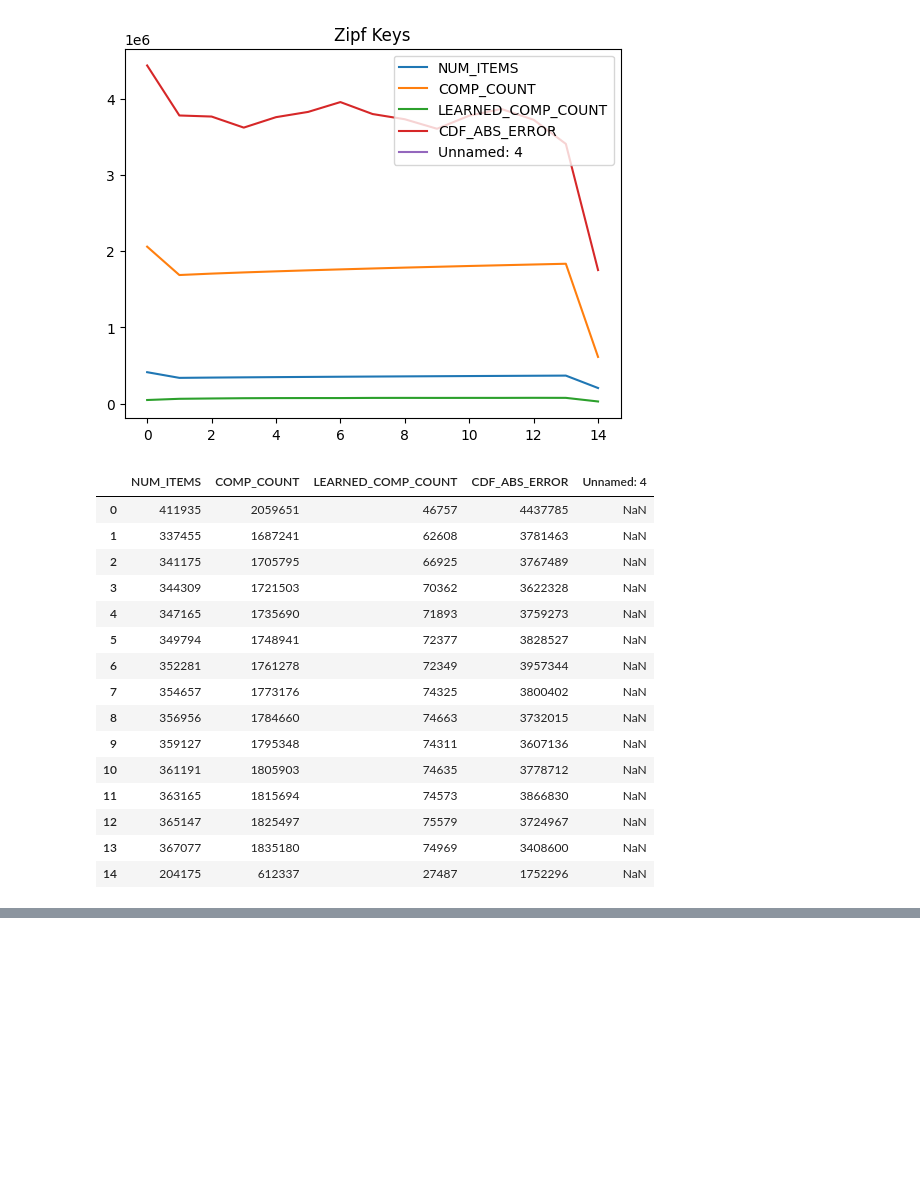
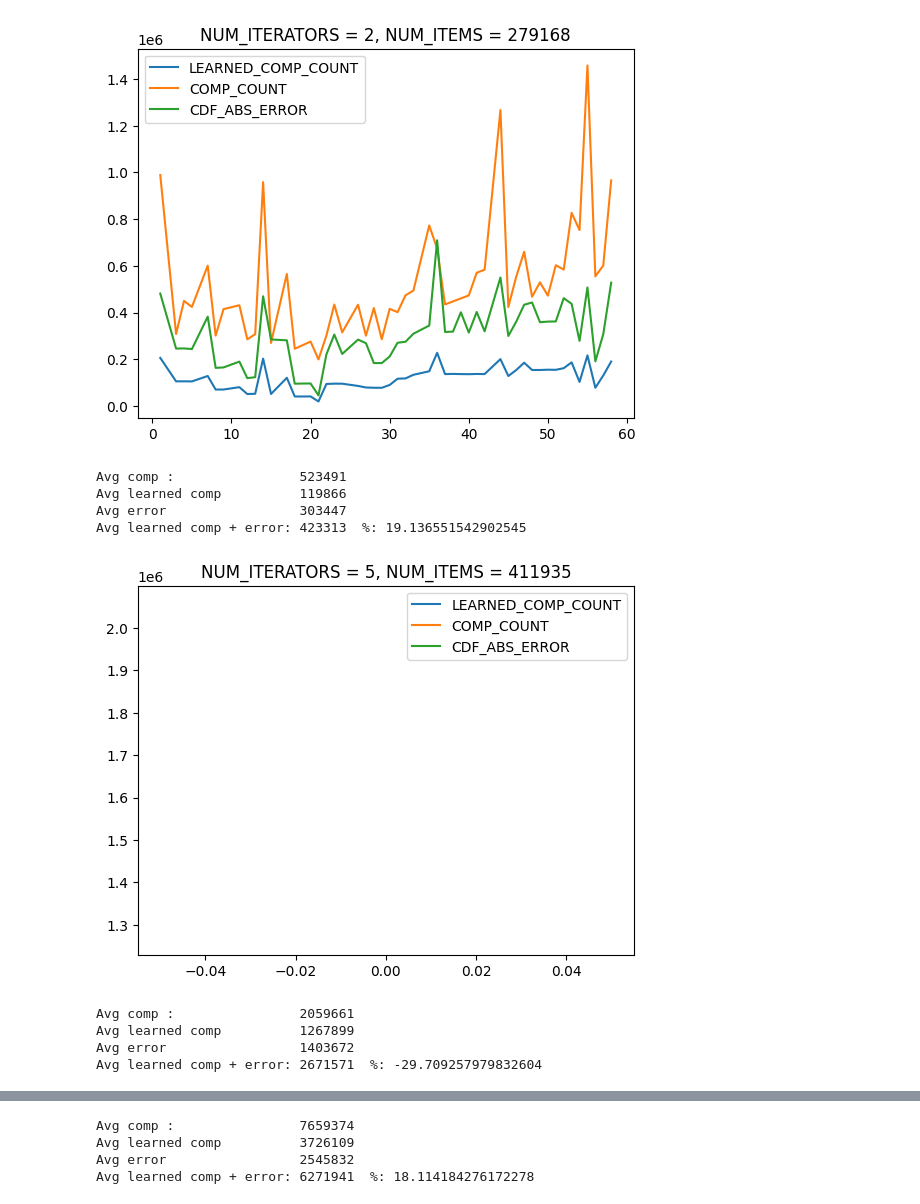
Before and after one commit to droidkid/leveldb, a Jupyter notebook: plot_benchmark.ipynb, the cells around one changed output, grey strips where cells are left out. Saved outputs shown, nothing was run; the diff lists cells and outputs as text; code cells hidden in the pictures; blank space fills up the shorter version.

Commit message:
Grouping by num_iterators and adding percentage savings

```diff
--- a/plot_benchmark.ipynb
+++ b/plot_benchmark.ipynb
@@ -3,7 +4,23 @@ import pandas as pd
 from matplotlib import pyplot as plt
 # %%
-random_keys = pd.read_csv('random_keys.csv')
-random_keys.plot()
-plt.title("Random Keys")
-plt.show()
-random_keys
+data = pd.read_csv('random_keys.csv')
+def plot_data(data):
+    data_by_iter_num = data.groupby('NUM_ITERATORS')
+    for iter_num in data_by_iter_num:
+        avg_items = iter_num[1]['NUM_ITEMS'].mean()
+        avg_comp = iter_num[1]['COMP_COUNT'].mean()
+        avg_l_comp = iter_num[1]['LEARNED_COMP_COUNT'].mean()
+        avg_error = iter_num[1]['CDF_ABS_ERROR'].mean()
+
+        data_to_plot = iter_num[1][['LEARNED_COMP_COUNT', 'COMP_COUNT', 'CDF_ABS_ERROR']]
+        data_to_plot.plot();
+        plt.title("NUM_ITERATORS = " + str(iter_num[0]) + ", NUM_ITEMS = " + str(math.ceil(avg_items)))
+        plt.show();
+
+        def savings(v1, v2):
+            return (v2 - v1) / v2 * 100.0
+
+        print("Avg comp :                " + str(math.ceil(avg_comp)))
+        print("Avg learned comp          " + str(math.ceil(avg_l_comp)))
+        print("Avg error                 " + str(math.ceil(avg_error)))
+        print("Avg learned comp + error: " + str(math.ceil(avg_l_comp + avg_error)) + "  %: " + str(savings(avg_l_comp + avg_error, avg_comp)))
@@ -29,24 +27,14 @@ random_keys
 # %%
-zipf_keys = pd.read_csv('zipf.csv')
-zipf_keys.plot()
-plt.title("Zipf Keys")
-plt.show()
-zipf_keys
+data = pd.read_csv('random_keys.csv')
+plot_data(data)
 # %% [output]
-[figure, old version]
+[figure, new version]
-|  | NUM_ITEMS | COMP_COUNT | LEARNED_COMP_COUNT | CDF_ABS_ERROR | Unnamed: 4 |
-| 0 | 411935 | 2059651 | 46757 | 4437785 | NaN |
-| 1 | 337455 | 1687241 | 62608 | 3781463 | NaN |
-| 2 | 341175 | 1705795 | 66925 | 3767489 | NaN |
-| 3 | 344309 | 1721503 | 70362 | 3622328 | NaN |
-| 4 | 347165 | 1735690 | 71893 | 3759273 | NaN |
-| 5 | 349794 | 1748941 | 72377 | 3828527 | NaN |
-| 6 | 352281 | 1761278 | 72349 | 3957344 | NaN |
-| 7 | 354657 | 1773176 | 74325 | 3800402 | NaN |
-| 8 | 356956 | 1784660 | 74663 | 3732015 | NaN |
-| 9 | 359127 | 1795348 | 74311 | 3607136 | NaN |
-| 10 | 361191 | 1805903 | 74635 | 3778712 | NaN |
-| 11 | 363165 | 1815694 | 74573 | 3866830 | NaN |
-| 12 | 365147 | 1825497 | 75579 | 3724967 | NaN |
-| 13 | 367077 | 1835180 | 74969 | 3408600 | NaN |
-| 14 | 204175 | 612337 | 27487 | 1752296 | NaN |
+Avg comp :                523491
+Avg learned comp          119866
+Avg error                 303447
+Avg learned comp + error: 423313  %: 19.136551542902545
+[figure, added]
+Avg comp :                2059661
+Avg learned comp          1267899
+Avg error                 1403672
+Avg learned comp + error: 2671571  %: -29.709257979832604
@@ -52,0 +42,4 @@ zipf_keys
+Avg comp :                7659374
+Avg learned comp          3726109
+Avg error                 2545832
+Avg learned comp + error: 6271941  %: 18.114184276172278
```
Also changed, not shown: parts of 4 cells of this notebook, 5 other files.
